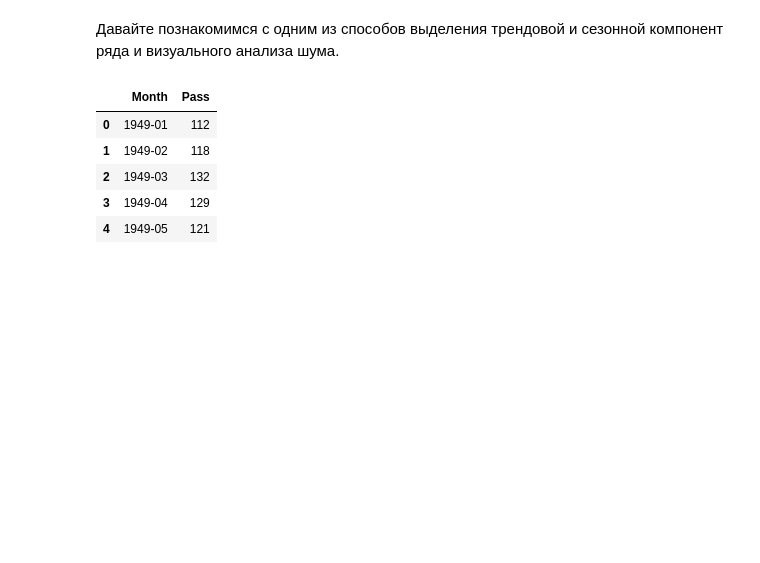
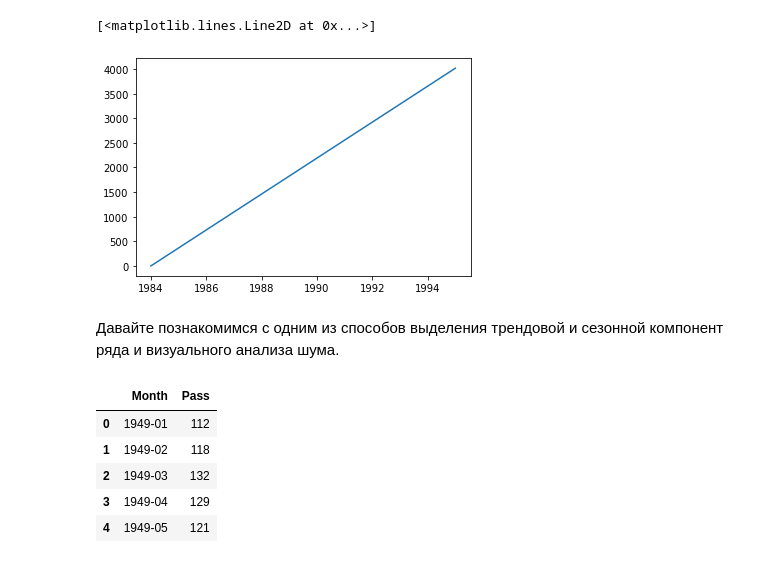
Before and after one commit to sawa25/module_15, a Jupyter notebook: decomp_air.ipynb, the cells around one changed output. Cells and saved outputs as stored; diff of their text form; code cells hidden in the pictures; blank space fills up the shorter version.

```diff
--- a/decomp_air.ipynb
+++ b/decomp_air.ipynb
@@ -1,3 +14,8 @@
+# %%
+plt.plot(df)
+# %% [output]
+[<matplotlib.lines.Line2D at 0x...>]
+[figure, added]
 # %% [markdown]
 Давайте познакомимся с одним из способов выделения трендовой и сезонной компонент ряда и визуального анализа шума.
 # %%
```
Also changed, not shown: parts of 2 cells of this notebook, 2 other files.
